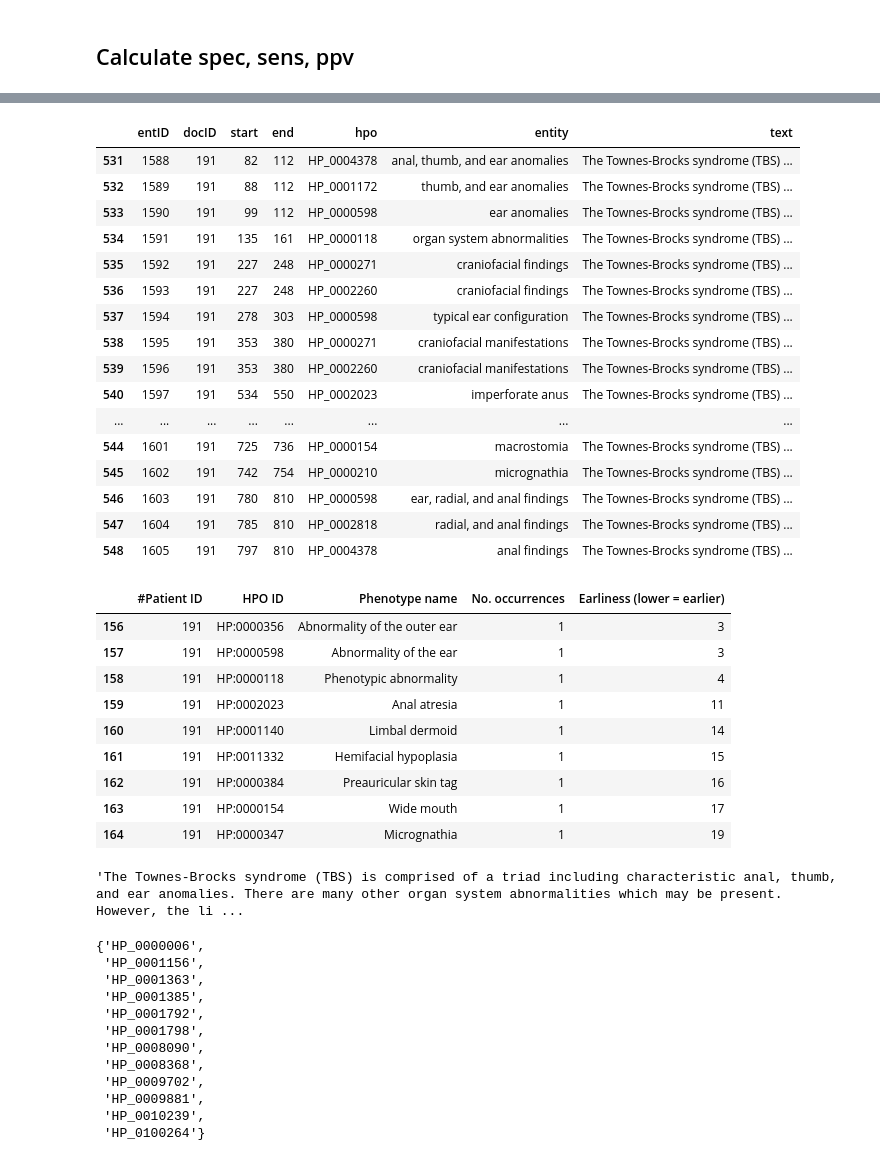
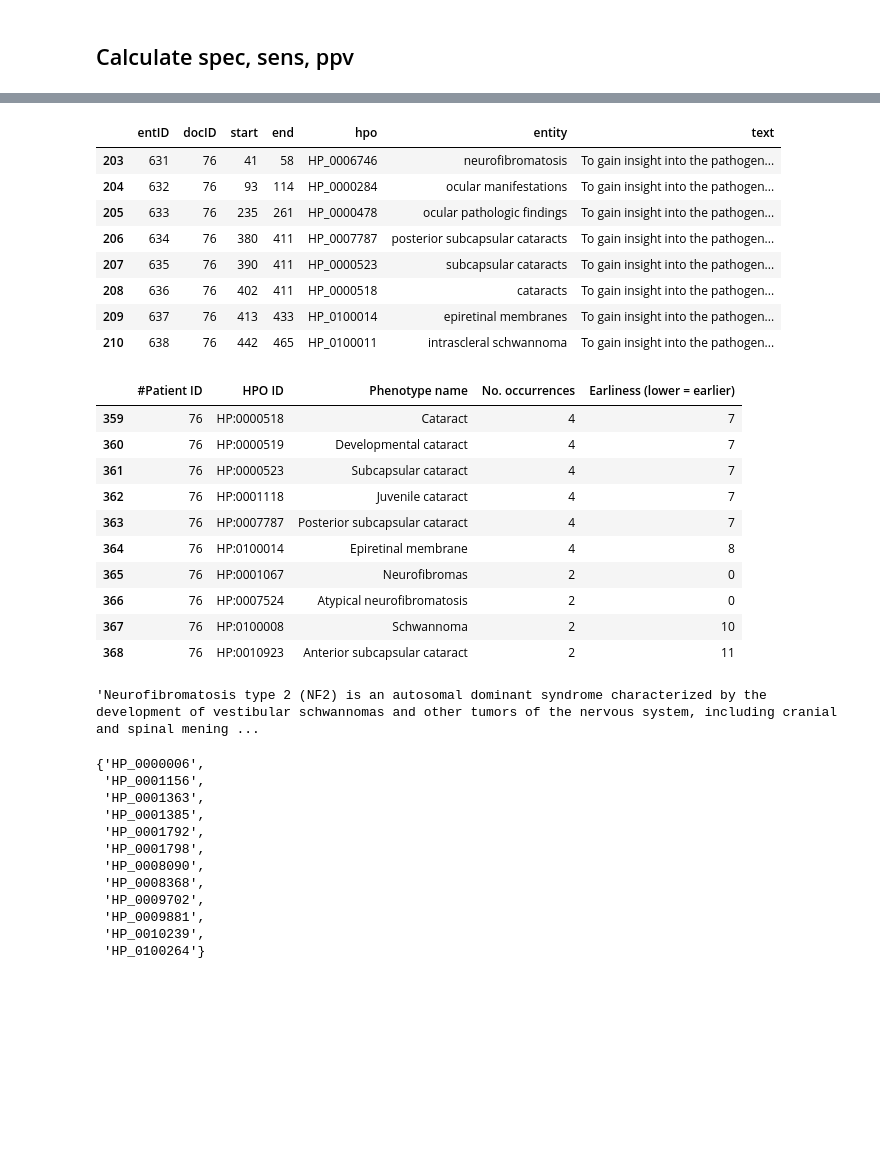
Before and after one commit to levrex/DeepPhenotypingHPO, a Jupyter notebook: PhenoTool/ClinPhen.ipynb, the cells around one changed output, grey strips where cells are left out. Drawn from its saved outputs; the diff is of its cells as text; code cells hidden in the pictures; blank space fills up the shorter version.

```diff
--- a/PhenoTool/ClinPhen.ipynb
+++ b/PhenoTool/ClinPhen.ipynb
@@ -228,43 +246,36 @@ Accuracy:        0.41
 # %%
-df_train[df_train['docID']==191]
+df_train[df_train['docID']==76].drop_duplicates('hpo') # 87 - malformations
 # %% [output]
 |  | entID | docID | start | end | hpo | entity | text |
-| 531 | 1588 | 191 | 82 | 112 | HP_0004378 | anal, thumb, and ear anomalies | The Townes-Brocks syndrome (TBS) ... |
-| 532 | 1589 | 191 | 88 | 112 | HP_0001172 | thumb, and ear anomalies | The Townes-Brocks syndrome (TBS) ... |
-| 533 | 1590 | 191 | 99 | 112 | HP_0000598 | ear anomalies | The Townes-Brocks syndrome (TBS) ... |
-| 534 | 1591 | 191 | 135 | 161 | HP_0000118 | organ system abnormalities | The Townes-Brocks syndrome (TBS) ... |
-| 535 | 1592 | 191 | 227 | 248 | HP_0000271 | craniofacial findings | The Townes-Brocks syndrome (TBS) ... |
-| 536 | 1593 | 191 | 227 | 248 | HP_0002260 | craniofacial findings | The Townes-Brocks syndrome (TBS) ... |
-| 537 | 1594 | 191 | 278 | 303 | HP_0000598 | typical ear configuration | The Townes-Brocks syndrome (TBS) ... |
-| 538 | 1595 | 191 | 353 | 380 | HP_0000271 | craniofacial manifestations | The Townes-Brocks syndrome (TBS) ... |
-| 539 | 1596 | 191 | 353 | 380 | HP_0002260 | craniofacial manifestations | The Townes-Brocks syndrome (TBS) ... |
-| 540 | 1597 | 191 | 534 | 550 | HP_0002023 | imperforate anus | The Townes-Brocks syndrome (TBS) ... |
-| ... | ... | ... | ... | ... | ... | ... | ... |
-| 544 | 1601 | 191 | 725 | 736 | HP_0000154 | macrostomia | The Townes-Brocks syndrome (TBS) ... |
-| 545 | 1602 | 191 | 742 | 754 | HP_0000210 | micrognathia | The Townes-Brocks syndrome (TBS) ... |
-| 546 | 1603 | 191 | 780 | 810 | HP_0000598 | ear, radial, and anal findings | The Townes-Brocks syndrome (TBS) ... |
-| 547 | 1604 | 191 | 785 | 810 | HP_0002818 | radial, and anal findings | The Townes-Brocks syndrome (TBS) ... |
-| 548 | 1605 | 191 | 797 | 810 | HP_0004378 | anal findings | The Townes-Brocks syndrome (TBS) ... |
+| 203 | 631 | 76 | 41 | 58 | HP_0006746 | neurofibromatosis | To gain insight into the pathogen... |
+| 204 | 632 | 76 | 93 | 114 | HP_0000284 | ocular manifestations | To gain insight into the pathogen... |
+| 205 | 633 | 76 | 235 | 261 | HP_0000478 | ocular pathologic findings | To gain insight into the pathogen... |
+| 206 | 634 | 76 | 380 | 411 | HP_0007787 | posterior subcapsular cataracts | To gain insight into the pathogen... |
+| 207 | 635 | 76 | 390 | 411 | HP_0000523 | subcapsular cataracts | To gain insight into the pathogen... |
+| 208 | 636 | 76 | 402 | 411 | HP_0000518 | cataracts | To gain insight into the pathogen... |
+| 209 | 637 | 76 | 413 | 433 | HP_0100014 | epiretinal membranes | To gain insight into the pathogen... |
+| 210 | 638 | 76 | 442 | 465 | HP_0100011 | intrascleral schwannoma | To gain insight into the pathogen... |
 # %%
 ## HP:0012825, HP:0012828
 # %%
-df_anno[df_anno['#Patient ID']==191]
+df_anno[df_anno['#Patient ID']==76]
 # %% [output]
 |  | #Patient ID | HPO ID | Phenotype name | No. occurrences | Earliness (lower = earlier) |
-| 156 | 191 | HP:0000356 | Abnormality of the outer ear | 1 | 3 |
-| 157 | 191 | HP:0000598 | Abnormality of the ear | 1 | 3 |
-| 158 | 191 | HP:0000118 | Phenotypic abnormality | 1 | 4 |
-| 159 | 191 | HP:0002023 | Anal atresia | 1 | 11 |
-| 160 | 191 | HP:0001140 | Limbal dermoid | 1 | 14 |
-| 161 | 191 | HP:0011332 | Hemifacial hypoplasia | 1 | 15 |
-| 162 | 191 | HP:0000384 | Preauricular skin tag | 1 | 16 |
-| 163 | 191 | HP:0000154 | Wide mouth | 1 | 17 |
-| 164 | 191 | HP:0000347 | Micrognathia | 1 | 19 |
+| 359 | 76 | HP:0000518 | Cataract | 4 | 7 |
+| 360 | 76 | HP:0000519 | Developmental cataract | 4 | 7 |
+| 361 | 76 | HP:0000523 | Subcapsular cataract | 4 | 7 |
+| 362 | 76 | HP:0001118 | Juvenile cataract | 4 | 7 |
+| 363 | 76 | HP:0007787 | Posterior subcapsular cataract | 4 | 7 |
+| 364 | 76 | HP:0100014 | Epiretinal membrane | 4 | 8 |
+| 365 | 76 | HP:0001067 | Neurofibromas | 2 | 0 |
+| 366 | 76 | HP:0007524 | Atypical neurofibromatosis | 2 | 0 |
+| 367 | 76 | HP:0100008 | Schwannoma | 2 | 10 |
+| 368 | 76 | HP:0010923 | Anterior subcapsular cataract | 2 | 11 |
 # %%
 # Neurologic abnormalities
 # Neurodevelopmental - Neurologic
 # abnormalities - disorder
 # disposition - aspect (happy disposition)
-df_train[df_train['docID']==191]['text'].iloc[0]
+df_train[df_train['docID']==76]['text'].iloc[0]
 # %% [output]
-'The Townes-Brocks syndrome (TBS) is comprised of a triad including characteristic anal, thumb, and ear anomalies. There are many other organ system abnormalities which may be present. However, the li ...
+'Neurofibromatosis type 2 (NF2) is an autosomal dominant syndrome characterized by the development of vestibular schwannomas and other tumors of the nervous system, including cranial and spinal mening ...
```
Also changed, not shown: parts of 14 cells of this notebook, 38 other files.
